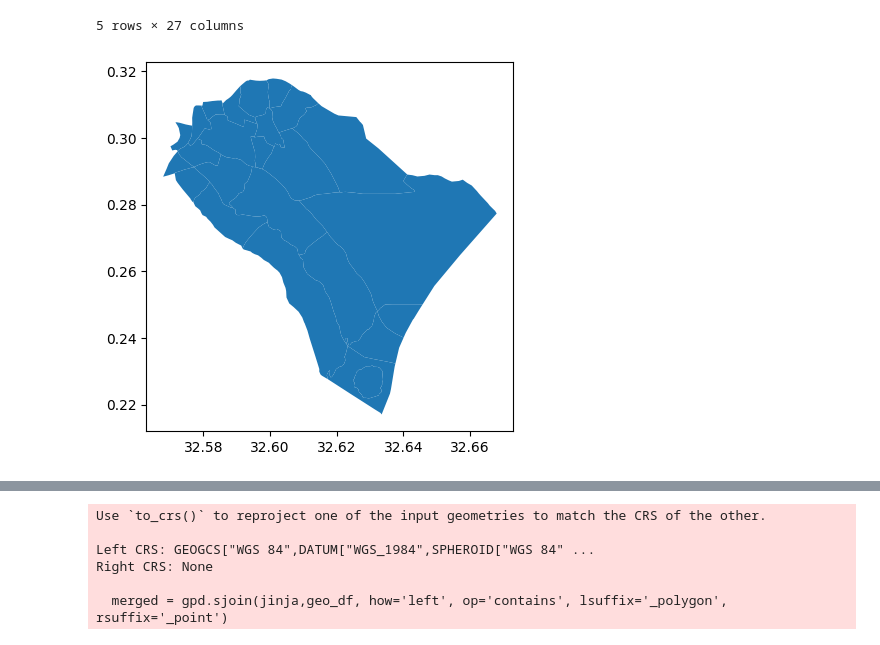
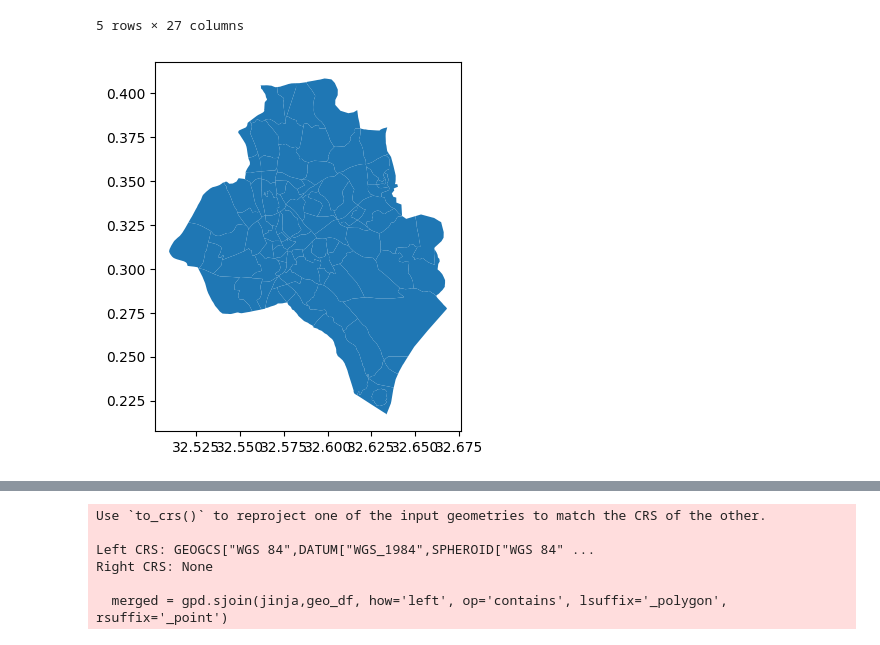
Before and after one commit to wabinyai/spatia-model, a Jupyter notebook: Predicting_missing_pm2_5_for_parishes.ipynb, the cells around one changed output, grey strips where cells are left out. Saved outputs shown, nothing was run; the diff lists cells and outputs as text; code cells hidden in the pictures.

```diff
--- a/Predicting_missing_pm2_5_for_parishes.ipynb
+++ b/Predicting_missing_pm2_5_for_parishes.ipynb
@@ -90,15 +99,15 @@ df_p.head()
 | 4 | KAMPALA | 102 | KAMPALA CITY COUNCIL | 1021 | CENTRAL DIVISION | 102101 | OLD KAMPALA | 10210120.0 | Populated Area | Old Kampala | ... |
 5 rows × 27 columns
 # %%
-#jinja= df_p[df_p.dname_2002 =='KAMPALA']  # filter down the dataframe to only those rows that have the "kampala" column equal to "Kampala" and extract the
-jinja= df_p[(df_p.dname_2002 =='KAMPALA')&(df_p.sname_2010 =='MAKINDYE DIVISION')]
+jinja= df_p[df_p.dname_2002 =='KAMPALA']  # filter down the dataframe to only those rows that have the "kampala" column equal to "Kampala" and extract the
+#jinja= df_p[(df_p.dname_2002 =='KAMPALA')&(df_p.sname_2010 =='MAKINDYE DIVISION')]
 #jinja.crs = {'init': 'epsg:4326'}  # set the coordinate reference system as WGS 84  (long
 #jinja
 #jinja= df_p[(df_p.ADM2_EN =='Kampala')]
 jinja.plot()
 plt.show()
 # %% [output]
-[figure, old version]
+[figure, new version]
 # %%
 jan_filtered_df = data.groupby(["site_name"])["pm2_5_calibrated_value","site_latitude","site_longitude"].mean().round(2)
 jan_filtered_df=jan_filtered_df.reset_index().sort_values(by='pm2_5_calibrated_value',ascending=False)
```
Also changed, not shown: parts of 14 cells of this notebook.
